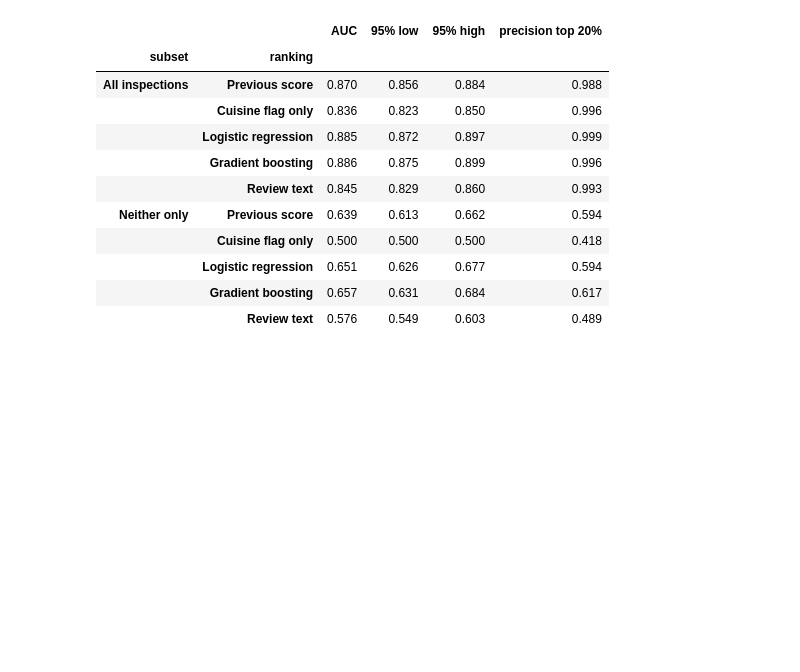
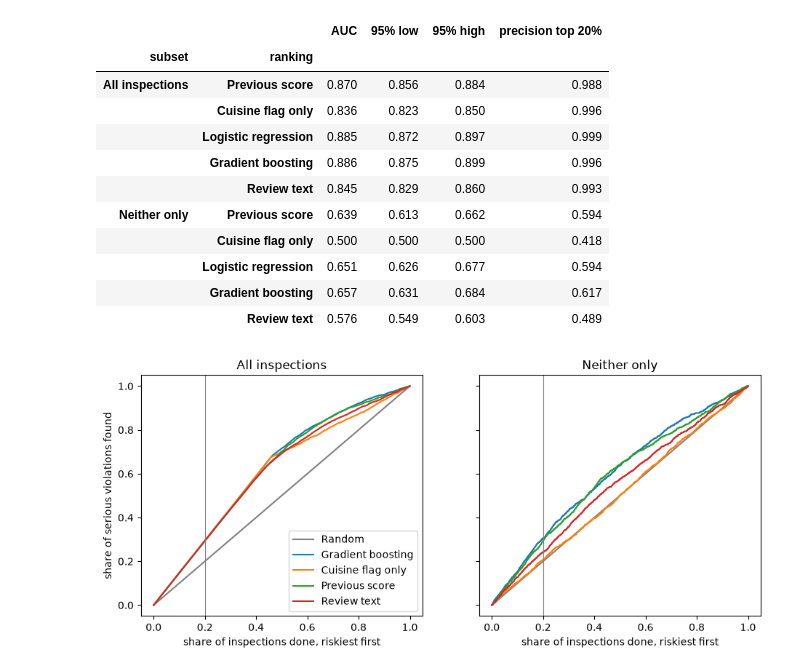
Before and after one commit to TanayPratapSingh/seattle-food-safety, a Jupyter notebook: tanay_singh_reglab_takehome.ipynb, the cells around one changed output. Drawn from its saved outputs; the diff is of its cells as text; code cells hidden in the pictures; blank space fills up the shorter version.

Commit message:
Plot violations found against inspections done, and read the results

```diff
--- a/tanay_singh_reglab_takehome.ipynb
+++ b/tanay_singh_reglab_takehome.ipynb
@@ -441,3 +441,21 @@ pd.DataFrame(rows).set_index(["subset", "ranking"])
 |  | Logistic regression | 0.651 | 0.626 | 0.677 | 0.594 |
 |  | Gradient boosting | 0.657 | 0.631 | 0.684 | 0.617 |
 |  | Review text | 0.576 | 0.549 | 0.603 | 0.489 |
+# %%
+def capture(weights, score):
+    w = np.asarray(weights, float)[order(score)]
+    return np.arange(1, len(w) + 1) / len(w), np.cumsum(w) / w.sum()
+
+fig, axes = plt.subplots(1, 2, figsize=(11, 4.3), sharey=True)
+for ax, (subset, m) in zip(axes, subsets.items()):
+    ax.plot([0, 1], [0, 1], color="gray", label="Random")
+    for name in ["Gradient boosting", "Cuisine flag only", "Previous score", "Review text"]:
+        ax.plot(*capture(y[m], rankings[name][m]), label=name)
+    ax.axvline(0.2, color="gray", linewidth=0.8)
+    ax.set_title(subset)
+    ax.set_xlabel("share of inspections done, riskiest first")
+axes[0].set_ylabel("share of serious violations found")
+axes[0].legend()
+plt.show()
+# %% [output]
+[figure, added]
```
Also changed, not shown: parts of 1 cell of this notebook.
